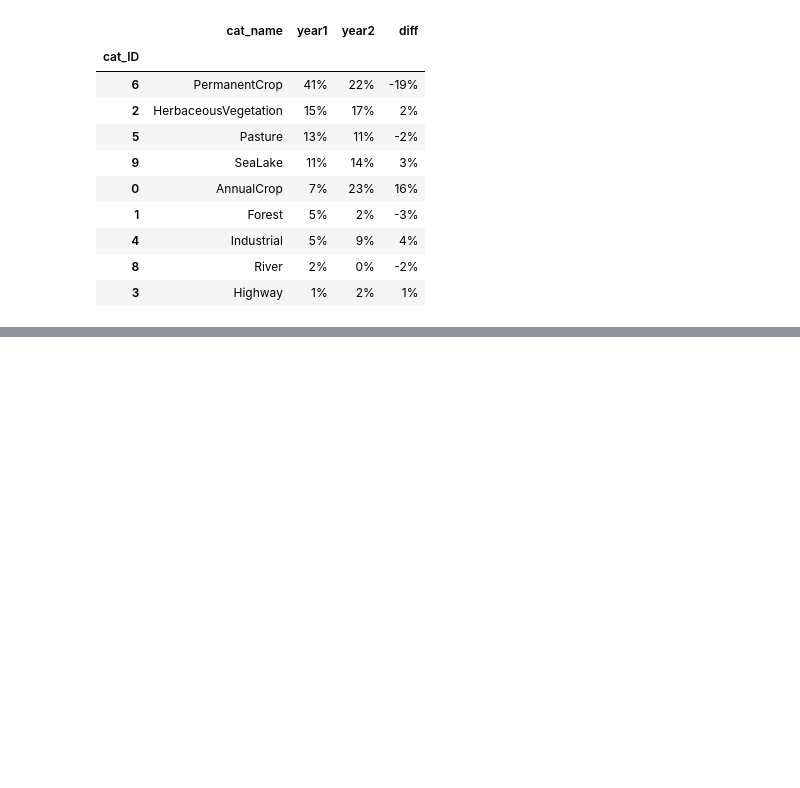
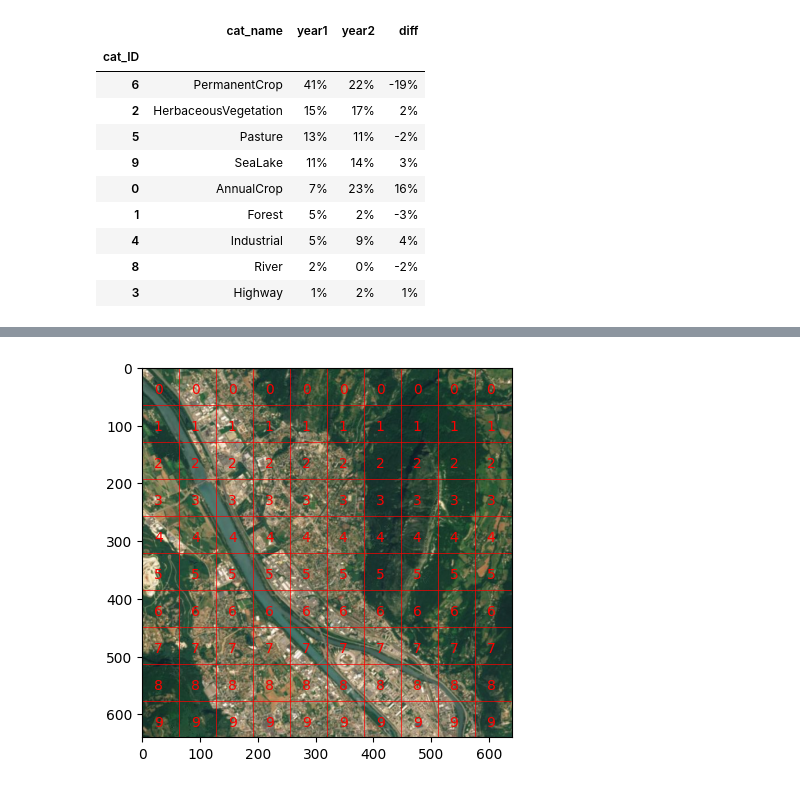
Before and after one commit to pabloknecht/watching-from-above, a Jupyter notebook: notebooks/comparison.ipynb, the cells around one changed output, grey strips where cells are left out. Saved outputs shown, nothing was run; the diff lists cells and outputs as text; code cells hidden in the pictures; blank space fills up the shorter version.

```diff
--- a/notebooks/comparison.ipynb
+++ b/notebooks/comparison.ipynb
@@ -105,0 +154,4 @@ summary
+# %%
+plot_image_categories(new_img1, cat_pred)
+# %% [output]
+[figure, added]
```
Also changed, not shown: parts of 16 cells of this notebook, 3 other files.
